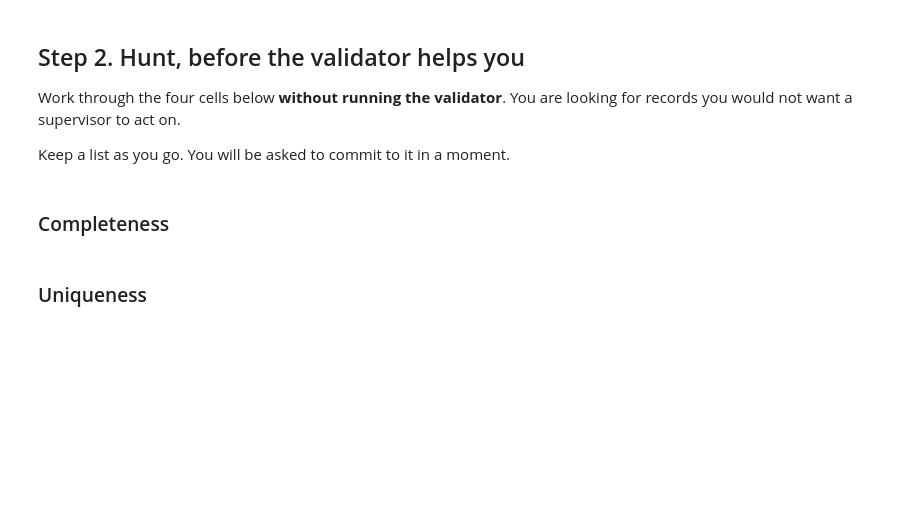
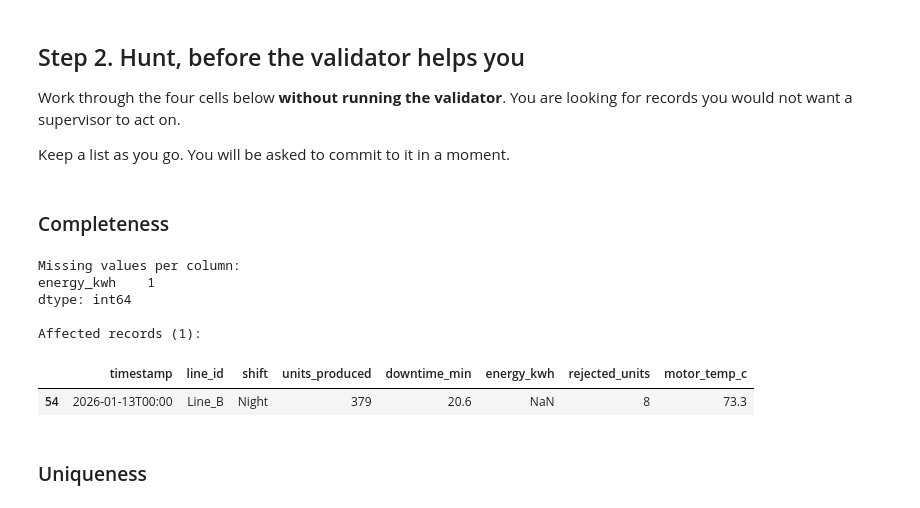
Before and after one commit to MuhammadAsad-77/AIDC, a Jupyter notebook: week03/notebooks/week3_data_quality.ipynb, the cells around one changed output. Cells and saved outputs as stored; diff of their text form; code cells hidden in the pictures; blank space fills up the shorter version.

Commit message:
Complete Week 3 validation checkpoint

```diff
--- a/week03/notebooks/week3_data_quality.ipynb
+++ b/week03/notebooks/week3_data_quality.ipynb
@@ -114,2 +131,19 @@ Keep a list as you go. You will be asked to commit to it in a moment.
+# %%
+# Check missing values per column
+missing_per_col = df.isna().sum()
+print("Missing values per column:")
+print(missing_per_col[missing_per_col > 0])
+
+missing_rows = df[df.isna().any(axis=1)]
+print(f"\nAffected records ({len(missing_rows)}):")
+display(missing_rows)
+# %% [output]
+Missing values per column:
+energy_kwh    1
+dtype: int64
+
+Affected records (1):
+|  | timestamp | line_id | shift | units_produced | downtime_min | energy_kwh | rejected_units | motor_temp_c |
+| 54 | 2026-01-13T00:00 | Line_B | Night | 379 | 20.6 | NaN | 8 | 73.3 |
 # %% [markdown]
 ### Uniqueness
```
Also changed, not shown: parts of 17 cells of this notebook, 8 other files.
